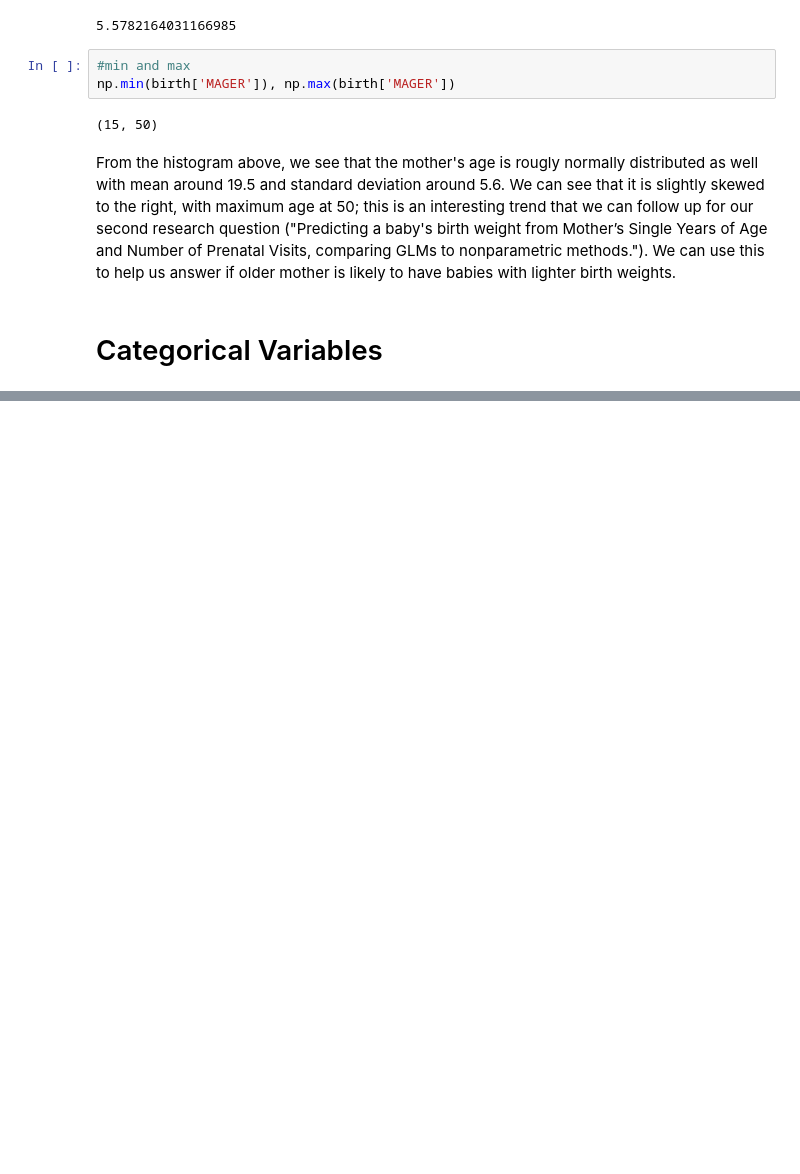
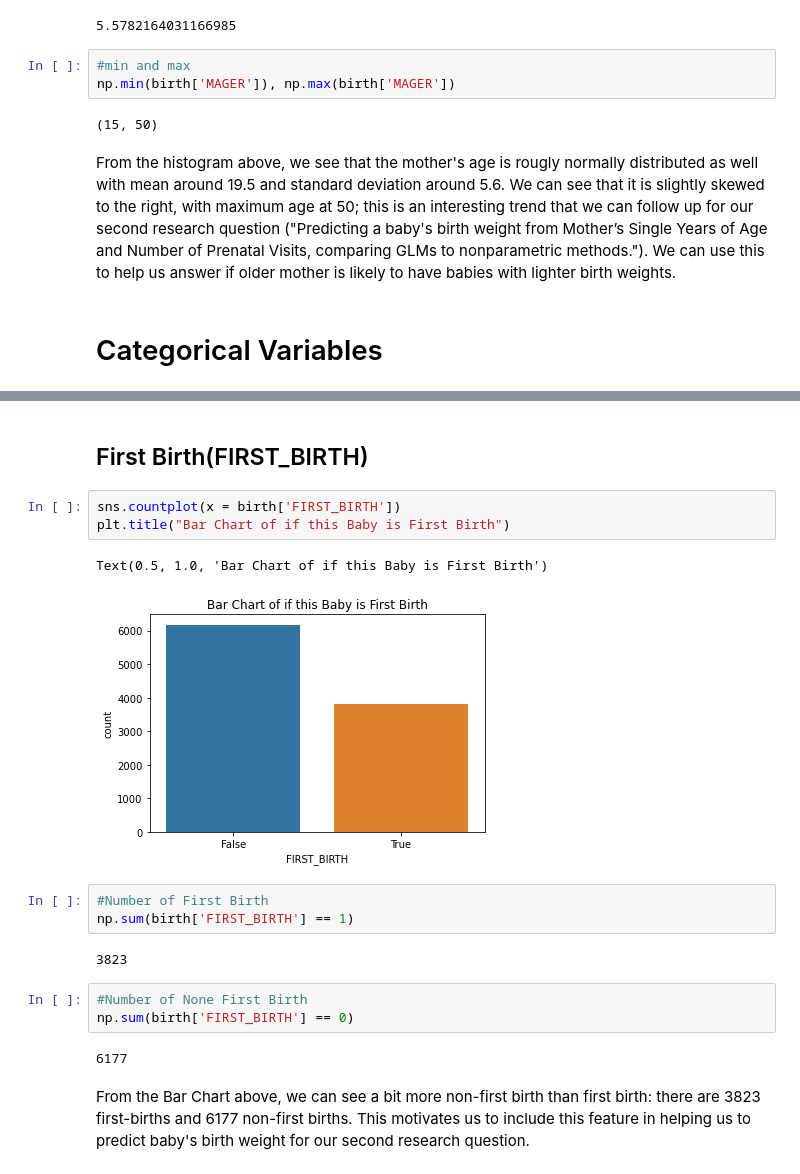
Before and after one commit to WenhaoP/Data102-Fa22-Proj, a Jupyter notebook: EDA.ipynb, the cells around one changed output, grey strips where cells are left out. Saved outputs shown, nothing was run; the diff lists cells and outputs as text; blank space fills up the shorter version.

```diff
--- a/EDA.ipynb
+++ b/EDA.ipynb
@@ -78,0 +99,20 @@ From the histogram above, we see that the mother's age is rougly normally distri
+# %% [markdown]
+## First Birth(FIRST_BIRTH)
+# %%
+sns.countplot(x = birth['FIRST_BIRTH'])
+plt.title("Bar Chart of if this Baby is First Birth")
+# %% [output]
+Text(0.5, 1.0, 'Bar Chart of if this Baby is First Birth')
+[figure, added]
+# %%
+#Number of First Birth
+np.sum(birth['FIRST_BIRTH'] == 1)
+# %% [output]
+3823
+# %%
+#Number of None First Birth
+np.sum(birth['FIRST_BIRTH'] == 0)
+# %% [output]
+6177
+# %% [markdown]
+From the Bar Chart above, we can see a bit more non-first birth than first birth: there are 3823 first-births and 6177 non-first births. This motivates us to include this feature in helping us to predict baby's birth weight for our second research question.
```
Also changed, not shown: parts of 5 cells of this notebook.
